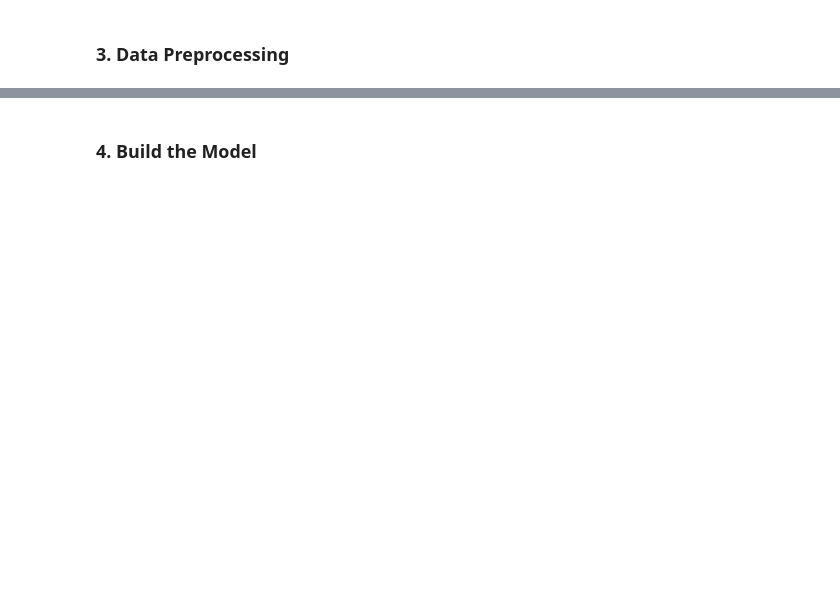
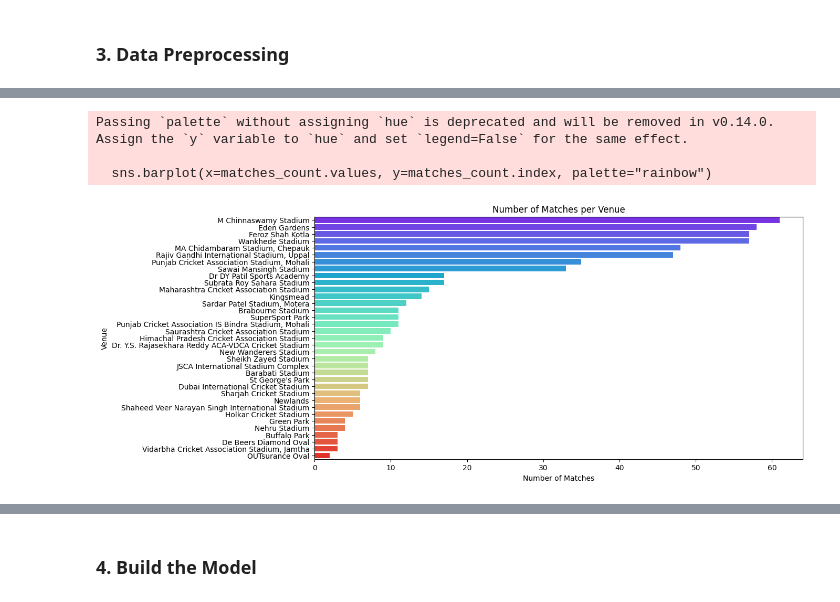
Before and after one commit to fatahrahimi330/100-Machine-Learning-Projects, a Jupyter notebook: 55-IPL Score Prediction/IPLScorePrediction.ipynb, the cells around one changed output, grey strips where cells are left out. Saved outputs shown, nothing was run; the diff lists cells and outputs as text; code cells hidden in the pictures; blank space fills up the shorter version.

Commit message:
IPL Score Prediction Project

```diff
--- a/55-IPL Score Prediction/IPLScorePrediction.ipynb
+++ b/55-IPL Score Prediction/IPLScorePrediction.ipynb
@@ -10,7 +10,7 @@ import seaborn as sns
 # %% [markdown]
 ### 2. Loading Dataset
 # %%
-url = ""
+url = "https://media.githubusercontent.com/media/fatahrahimi330/100-Machine-Learning-Projects/refs/heads/master/55-IPL%20Score%20Prediction/ipl_data.csv"
 # %%
 df = pd.read_csv(url)
 df.head()
@@ -18,0 +65,16 @@ df.head()
+# %%
+data = df.copy()
+matches_per_venue = data[['mid', 'venue']].drop_duplicates()
+matches_count = matches_per_venue['venue'].value_counts()
+# %%
+plt.figure(figsize=(12, 6))
+sns.barplot(x=matches_count.values, y=matches_count.index, palette="rainbow")
+plt.title('Number of Matches per Venue')
+plt.xlabel('Number of Matches')
+plt.ylabel('Venue')
+plt.show()
+# %% [output]
+Passing `palette` without assigning `hue` is deprecated and will be removed in v0.14.0. Assign the `y` variable to `hue` and set `legend=False` for the same effect.
+
+  sns.barplot(x=matches_count.values, y=matches_count.index, palette="rainbow")
+[figure, added]
```
Also changed, not shown: parts of 21 cells of this notebook, 4 other files.
